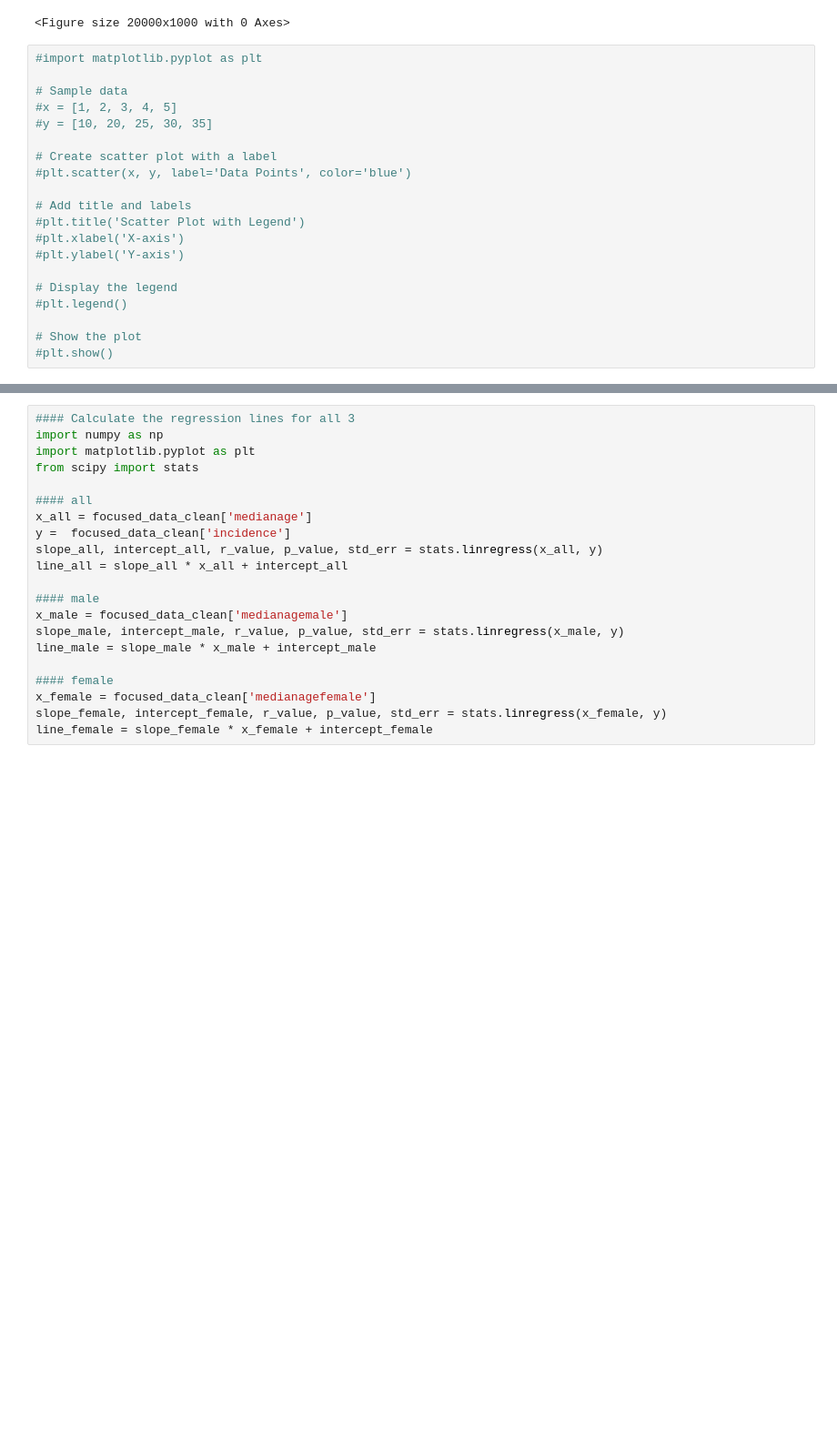
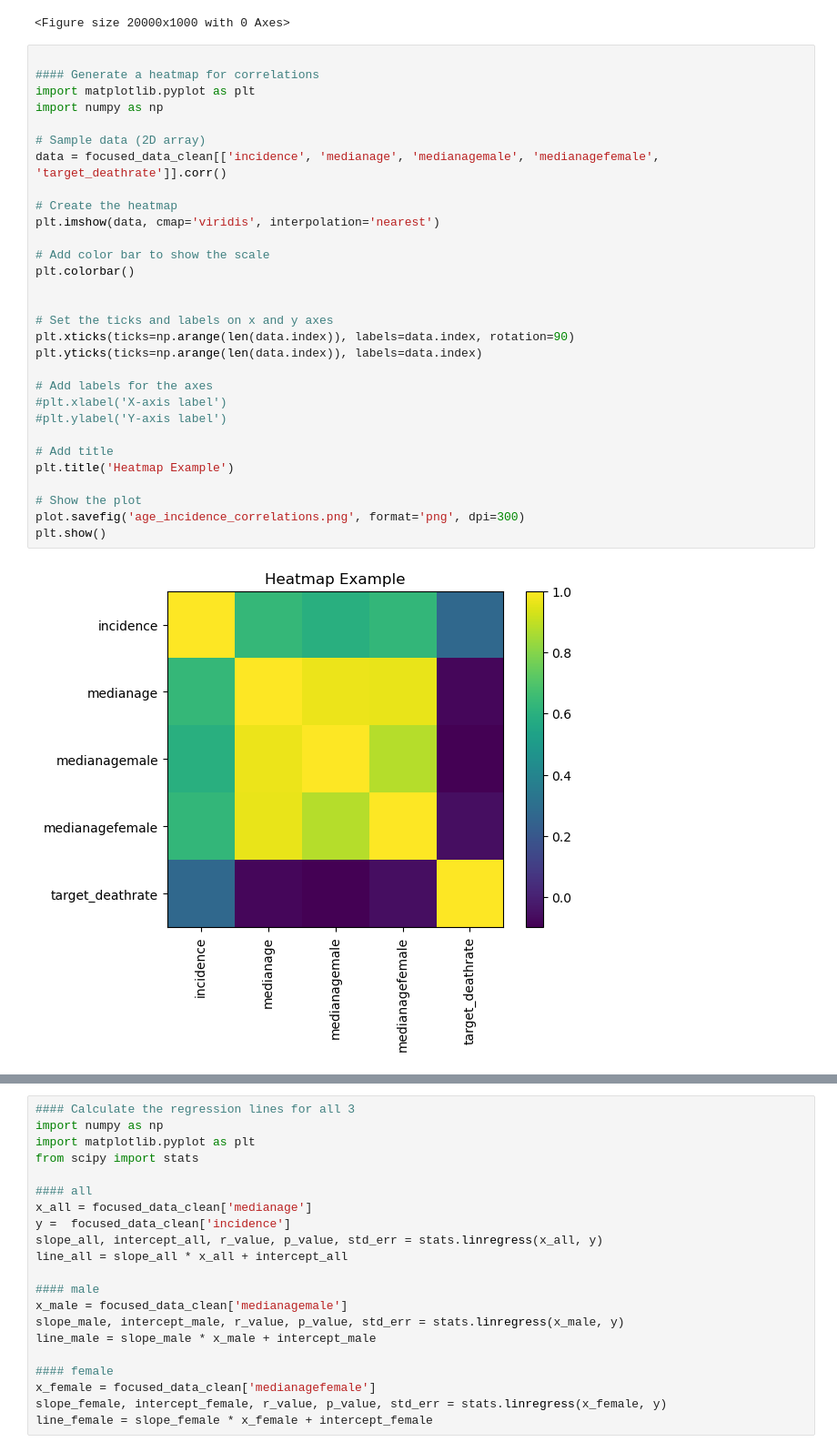
Before and after one commit to jordanskesner/plotters-against-cancer, a Jupyter notebook: Jordan_Project1.ipynb, the cells around one changed output, grey strips where cells are left out. Shown: that part at 91% size. Cells and saved outputs as stored; diff of their text form; blank space fills up the shorter version.

```diff
--- a/Jordan_Project1.ipynb
+++ b/Jordan_Project1.ipynb
@@ -275,22 +275,34 @@ plot.show()
 [figure]
 <Figure size 20000x1000 with 0 Axes>
 # %%
-#import matplotlib.pyplot as plt
 
-# Sample data
-#x = [1, 2, 3, 4, 5]
-#y = [10, 20, 25, 30, 35]
+#### Generate a heatmap for correlations
+import matplotlib.pyplot as plt
+import numpy as np
 
-# Create scatter plot with a label
-#plt.scatter(x, y, label='Data Points', color='blue')
+# Sample data (2D array)
+data = focused_data_clean[['incidence', 'medianage', 'medianagemale', 'medianagefemale', 'target_deathrate']].corr()
 
-# Add title and labels
-#plt.title('Scatter Plot with Legend')
-#plt.xlabel('X-axis')
-#plt.ylabel('Y-axis')
+# Create the heatmap
+plt.imshow(data, cmap='viridis', interpolation='nearest')
 
-# Display the legend
-#plt.legend()
+# Add color bar to show the scale
+plt.colorbar()
+
+
+# Set the ticks and labels on x and y axes
+plt.xticks(ticks=np.arange(len(data.index)), labels=data.index, rotation=90)
+plt.yticks(ticks=np.arange(len(data.index)), labels=data.index)
+
+# Add labels for the axes
+#plt.xlabel('X-axis label')
+#plt.ylabel('Y-axis label')
+
+# Add title
+plt.title('Heatmap Example')
 
 # Show the plot
-#plt.show()
+plot.savefig('age_incidence_correlations.png', format='png', dpi=300)
+plt.show()
+# %% [output]
+[figure, added]
```
Also changed, not shown: parts of 4 cells of this notebook, 2 other files.
